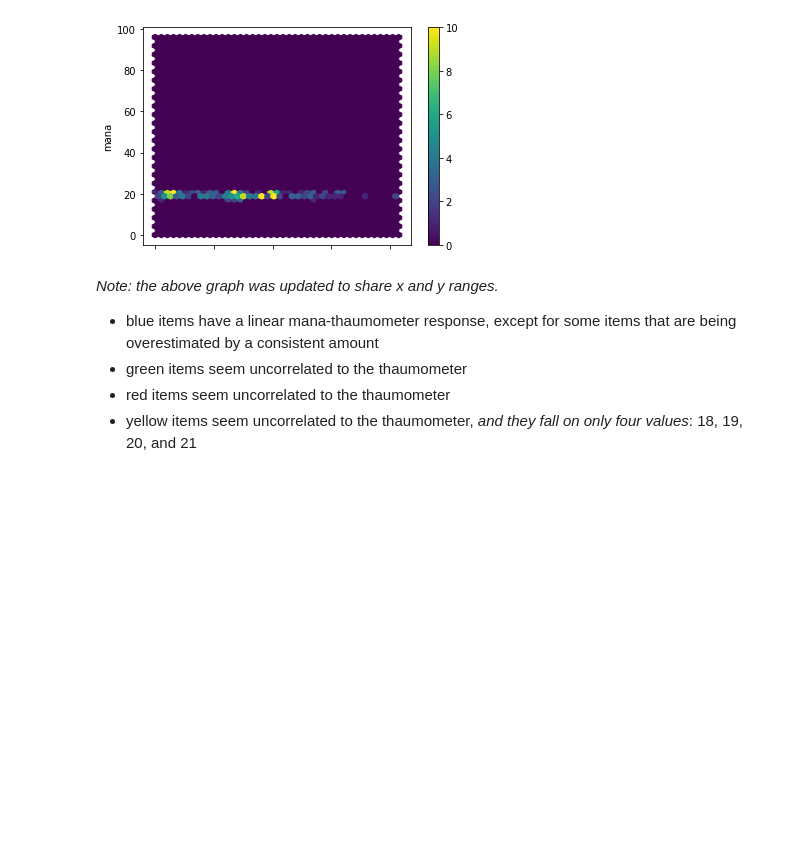
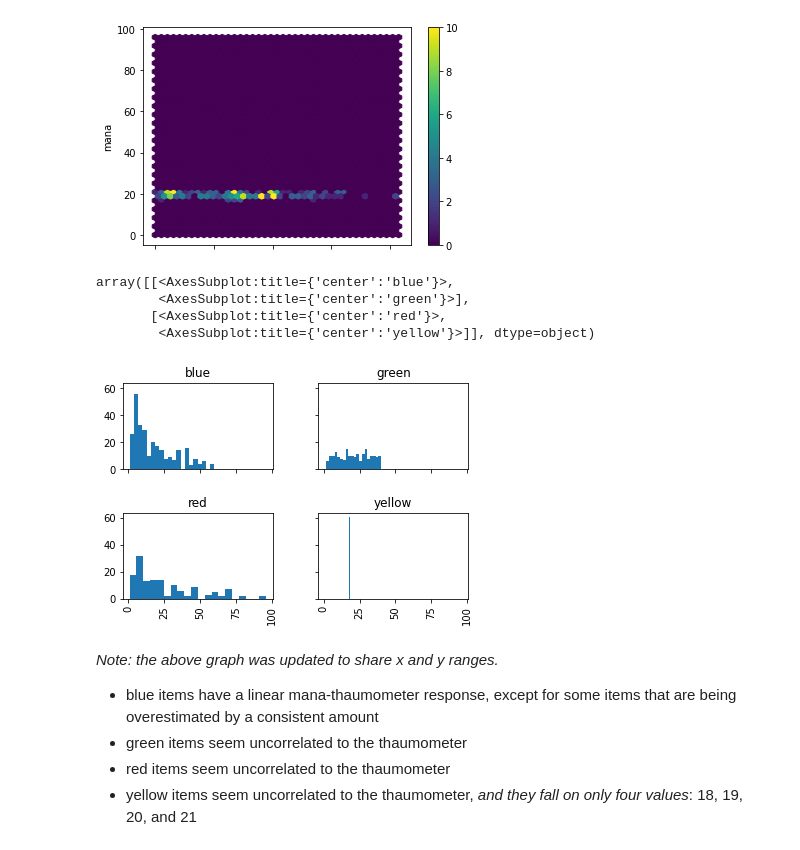
Before and after one commit to pabloernesto/dndsci, a Jupyter notebook: problem-2/analysis.ipynb, the cells around one changed output. Drawn from its saved outputs; the diff is of its cells as text; code cells hidden in the pictures; blank space fills up the shorter version.

Commit message:
problem-2: added color-segregated mana histogram

```diff
--- a/problem-2/analysis.ipynb
+++ b/problem-2/analysis.ipynb
@@ -181,6 +181,14 @@ dtype: object
 [figure]
 [figure]
 [figure]
+# %%
+data.hist(column="mana", by="color", bins=20, sharex=True, sharey=True)
+# %% [output]
+array([[<AxesSubplot:title={'center':'blue'}>,
+        <AxesSubplot:title={'center':'green'}>],
+       [<AxesSubplot:title={'center':'red'}>,
+        <AxesSubplot:title={'center':'yellow'}>]], dtype=object)
+[figure, added]
 # %% [markdown]
 *Note: the above graph was updated to share x and y ranges.*
 
```
